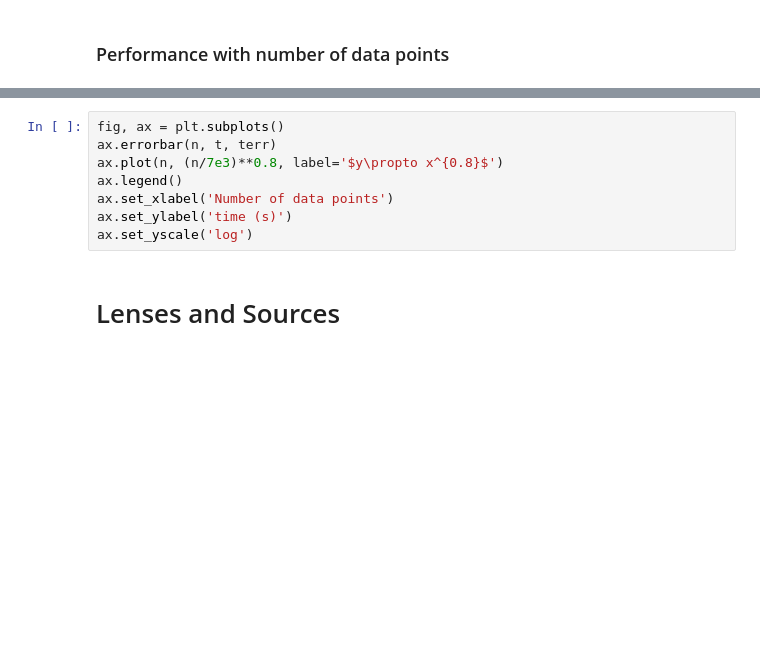
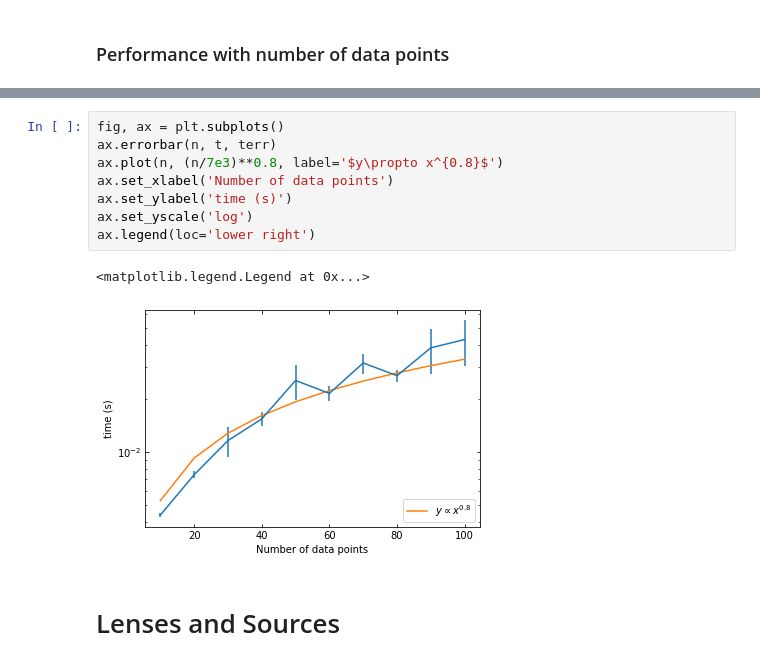
Before and after one commit to cristobal-sifon/astro, a Jupyter notebook: astro/clusters/lensing_ingredients.ipynb, the cells around one changed output, grey strips where cells are left out. Drawn from its saved outputs; the diff is of its cells as text; blank space fills up the shorter version.

```diff
--- a/astro/clusters/lensing_ingredients.ipynb
+++ b/astro/clusters/lensing_ingredients.ipynb
@@ -966,11 +846,14 @@ for i in n:
 # %%
 fig, ax = plt.subplots()
 ax.errorbar(n, t, terr)
 ax.plot(n, (n/7e3)**0.8, label='$y\propto x^{0.8}$')
-ax.legend()
 ax.set_xlabel('Number of data points')
 ax.set_ylabel('time (s)')
 ax.set_yscale('log')
+ax.legend(loc='lower right')
+# %% [output]
+<matplotlib.legend.Legend at 0x...>
+[figure, added]
 # %% [markdown]
 # Lenses and Sources
 # %%
```
Also changed, not shown: parts of 28 cells of this notebook.
